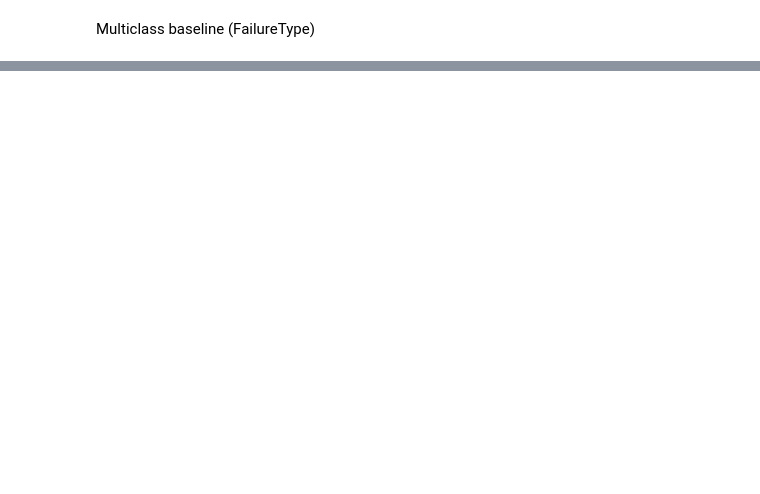
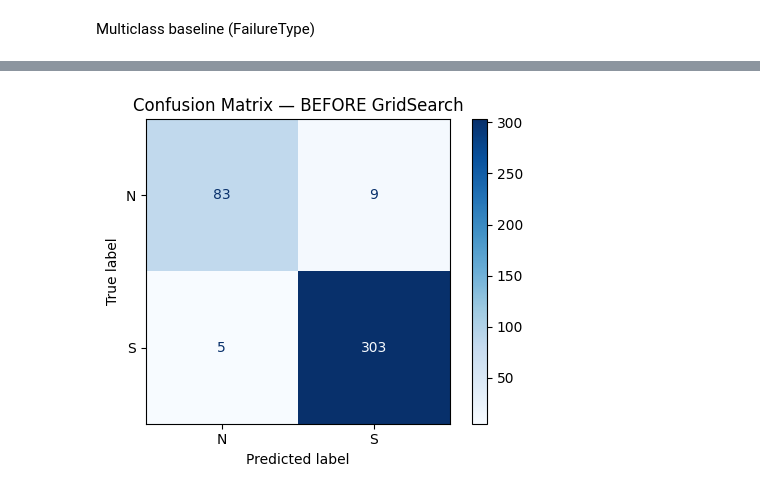
Before and after one commit to ChloeDaunas/Projet-Machine-Learning, a Jupyter notebook: Project.ipynb, the cells around one changed output, grey strips where cells are left out. Saved outputs shown, nothing was run; the diff lists cells and outputs as text; code cells hidden in the pictures; blank space fills up the shorter version.

```diff
--- a/Project.ipynb
+++ b/Project.ipynb
@@ -367,0 +639,88 @@ Top terms for class 'Disconnected':
+# %%
+from sklearn.compose import ColumnTransformer
+from sklearn.preprocessing import OneHotEncoder
+from sklearn.pipeline import Pipeline
+from sklearn.linear_model import LogisticRegression
+from sklearn.metrics import classification_report, ConfusionMatrixDisplay
+from sklearn.model_selection import train_test_split, GridSearchCV
+import matplotlib.pyplot as plt
+
+# === Définition X / y ===
+y_bin = df["connection_type"]
+X_bin = df.drop(columns=["connection_type", "Content", "ip", "user"])
+
+num_cols  = ["port", "Hour", "conn_per_hour"]
+bool_cols = ["preauth"]
+
+# Préprocessing
+prepro = ColumnTransformer([
+    ("num",  "passthrough", num_cols),
+    ("bool", "passthrough", bool_cols),
+])
+
+# Pipeline initial
+pipe = Pipeline([
+    ("prep", prepro),
+    ("LR", LogisticRegression(max_iter=300))
+])
+
+# Train/test split
+X_train, X_test, y_train, y_test = train_test_split(
+    X_bin, y_bin, test_size=0.20, random_state=42, stratify=y_bin
+)
+
+
+# 1) — PERFORMANCE AVANT GRID SEARCH
+
+
+pipe.fit(X_train, y_train)
+y_pred_before = pipe.predict(X_test)
+
+print("\n=== BEFORE GRID SEARCH ===")
+print(classification_report(y_test, y_pred_before, digits=3))
+
+fig, ax = plt.subplots(figsize=(5,4))
+ConfusionMatrixDisplay.from_predictions(y_test, y_pred_before, ax=ax, cmap="Blues")
+ax.set_title("Confusion Matrix — BEFORE GridSearch")
+plt.tight_layout()
+plt.show()
+
+
+
+# 2) — GRID SEARCH CV
+
+
+param_grid = {
+    "LR__C": [0.01, 0.1, 1, 10, 100],      # Régularisation
+    "LR__penalty": ["l2"],                # (liblinear permet aussi l1 si tu veux tester)
+    "LR__solver": ["lbfgs", "liblinear"]  # Meilleurs solveurs pour petit dataset
+}
+
+grid = GridSearchCV(
+    pipe,
+    param_grid,
+    cv=5,
+    scoring="f1_macro",
+    n_jobs=-1
+)
+
+grid.fit(X_train, y_train)
+
+print("\nBest Params:", grid.best_params_)
+
+
+
+# 3) — PERFORMANCE APRÈS GRID SEARCH
+
+
+y_pred_after = grid.predict(X_test)
+
+print("\n=== AFTER GRID SEARCH ===")
+print(classification_report(y_test, y_pred_after, digits=3))
+
+fig, ax = plt.subplots(figsize=(5,4))
+ConfusionMatrixDisplay.from_predictions(y_test, y_pred_after, ax=ax, cmap="Blues")
+ax.set_title("Confusion Matrix — AFTER GridSearch")
+plt.tight_layout()
+plt.show()
+# %% [output]
@@ -367,0 +736 @@ Top terms for class 'Disconnected':
+[figure, added]
```
Also changed, not shown: parts of 22 cells of this notebook, 1 other file.
